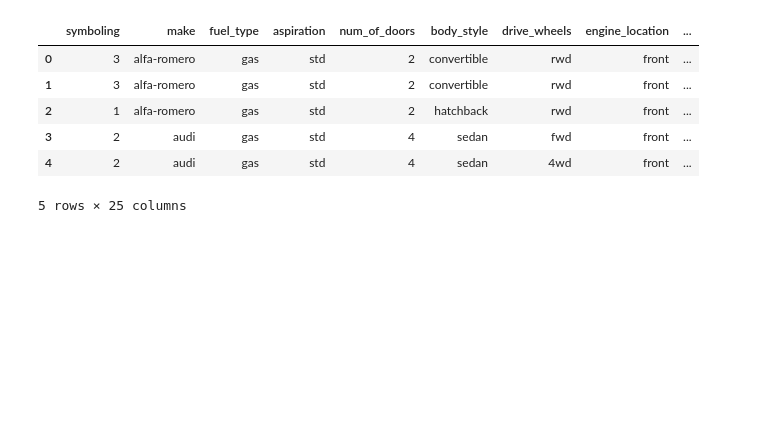
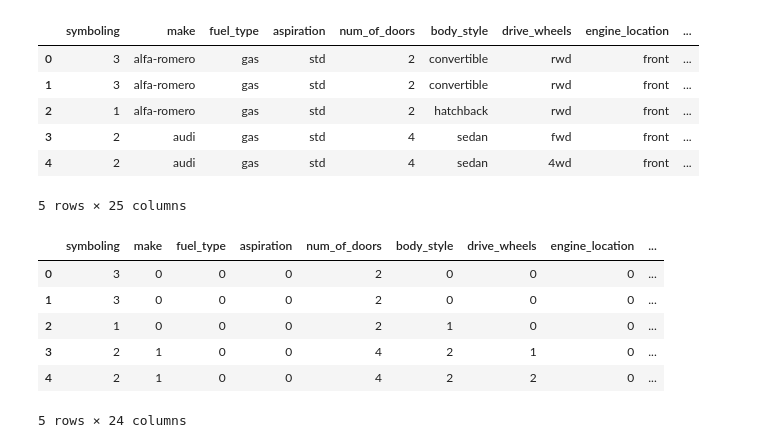
Before and after one commit to Ludentrop/kaggle, a Jupyter notebook: feature engineering/MutualInfo.ipynb, the cells around one changed output. Drawn from its saved outputs; the diff is of its cells as text; code cells hidden in the pictures; blank space fills up the shorter version.

```diff
--- a/feature engineering/MutualInfo.ipynb
+++ b/feature engineering/MutualInfo.ipynb
@@ -21,0 +32,10 @@ data.head()
+# %%
+X.head()
+# %% [output]
+|  | symboling | make | fuel_type | aspiration | num_of_doors | body_style | drive_wheels | engine_location | ... |
+| 0 | 3 | 0 | 0 | 0 | 2 | 0 | 0 | 0 | ... |
+| 1 | 3 | 0 | 0 | 0 | 2 | 0 | 0 | 0 | ... |
+| 2 | 1 | 0 | 0 | 0 | 2 | 1 | 0 | 0 | ... |
+| 3 | 2 | 1 | 0 | 0 | 4 | 2 | 1 | 0 | ... |
+| 4 | 2 | 1 | 0 | 0 | 4 | 2 | 2 | 0 | ... |
+5 rows × 24 columns
```
Also changed, not shown: parts of 6 cells of this notebook, 7 other files.
